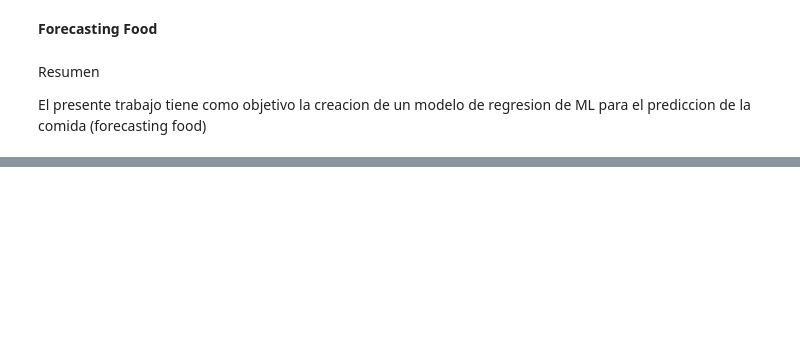
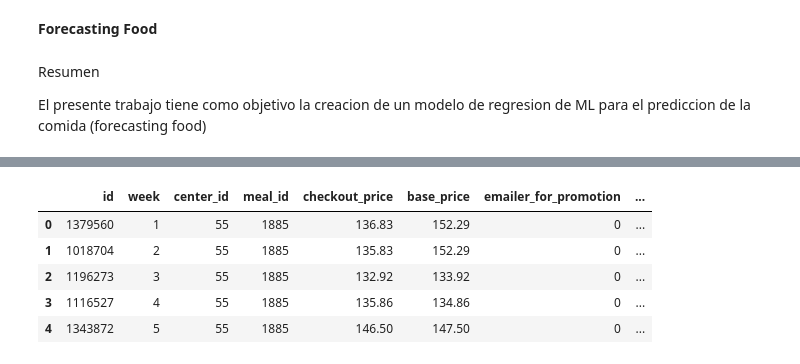
Before and after one commit to fduartej/forecasting-food, a Jupyter notebook: Forecasting_food.ipynb, the cells around one changed output, grey strips where cells are left out. Saved outputs shown, nothing was run; the diff lists cells and outputs as text; code cells hidden in the pictures; blank space fills up the shorter version.

```diff
--- a/Forecasting_food.ipynb
+++ b/Forecasting_food.ipynb
@@ -16,0 +54,15 @@ import pandas as pd
+# %%
+#merge fulfilment_center_info into train
+
+historico_join = pd.merge(historico_join,
+                      fulfilment_center_info,
+                      on ='center_id',
+                      how ='inner')
+historico_join.head()
+# %% [output]
+|  | id | week | center_id | meal_id | checkout_price | base_price | emailer_for_promotion | ... |
+| 0 | 1379560 | 1 | 55 | 1885 | 136.83 | 152.29 | 0 | ... |
+| 1 | 1018704 | 2 | 55 | 1885 | 135.83 | 152.29 | 0 | ... |
+| 2 | 1196273 | 3 | 55 | 1885 | 132.92 | 133.92 | 0 | ... |
+| 3 | 1116527 | 4 | 55 | 1885 | 135.86 | 134.86 | 0 | ... |
+| 4 | 1343872 | 5 | 55 | 1885 | 146.50 | 147.50 | 0 | ... |
```
Also changed, not shown: parts of 15 cells of this notebook.
